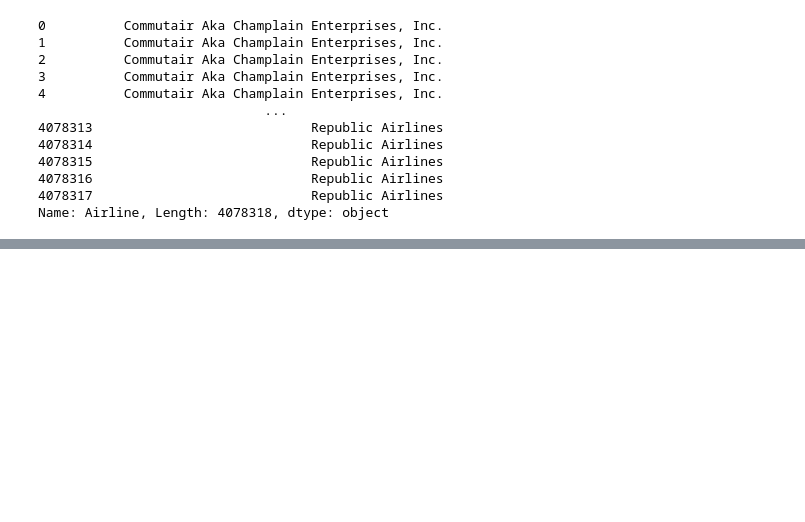
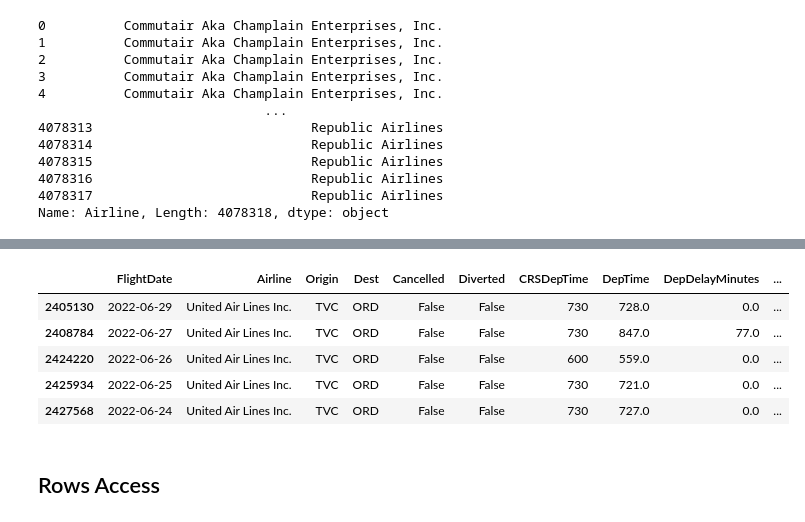
Before and after one commit to Mohammad188/Business-Intelligence, a Jupyter notebook: Tools/Python(packages)/flight_dataset.ipynb, the cells around one changed output, grey strips where cells are left out. Saved outputs shown, nothing was run; the diff lists cells and outputs as text; code cells hidden in the pictures; blank space fills up the shorter version.

```diff
--- a/Tools/Python(packages)/flight_dataset.ipynb
+++ b/Tools/Python(packages)/flight_dataset.ipynb
@@ -195,0 +357,3 @@ Name: Airline, Length: 4078318, dtype: object
+# %%
+df['test1'] = 1
+df['DepTimeHour'] = df['DepTime']/60
@@ -195,0 +385,2 @@ Name: Airline, Length: 4078318, dtype: object
+# %%
+df = df.rename(columns = {'test1':'Ones'})
@@ -195,0 +408,12 @@ Name: Airline, Length: 4078318, dtype: object
+# %%
+df = df.sort_values(['Airline', 'Origin'])
+df.tail(5)
+# %% [output]
+|  | FlightDate | Airline | Origin | Dest | Cancelled | Diverted | CRSDepTime | DepTime | DepDelayMinutes | ... |
+| 2405130 | 2022-06-29 | United Air Lines Inc. | TVC | ORD | False | False | 730 | 728.0 | 0.0 | ... |
+| 2408784 | 2022-06-27 | United Air Lines Inc. | TVC | ORD | False | False | 730 | 847.0 | 77.0 | ... |
+| 2424220 | 2022-06-26 | United Air Lines Inc. | TVC | ORD | False | False | 600 | 559.0 | 0.0 | ... |
+| 2425934 | 2022-06-25 | United Air Lines Inc. | TVC | ORD | False | False | 730 | 721.0 | 0.0 | ... |
+| 2427568 | 2022-06-24 | United Air Lines Inc. | TVC | ORD | False | False | 730 | 727.0 | 0.0 | ... |
+# %% [markdown]
+## Rows Access
```
Also changed, not shown: parts of 14 cells of this notebook, 32 other files.
